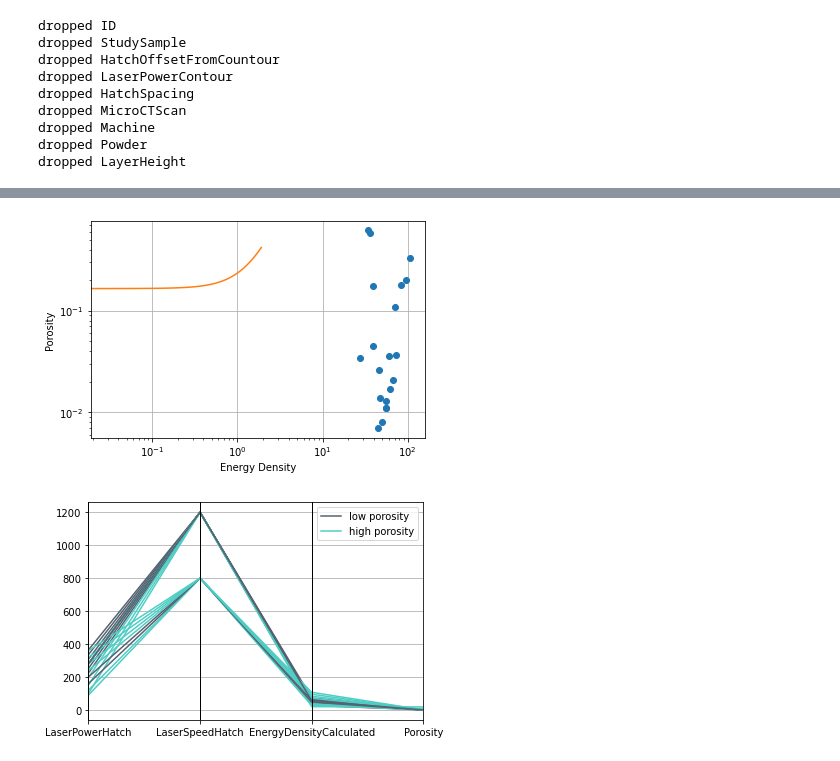
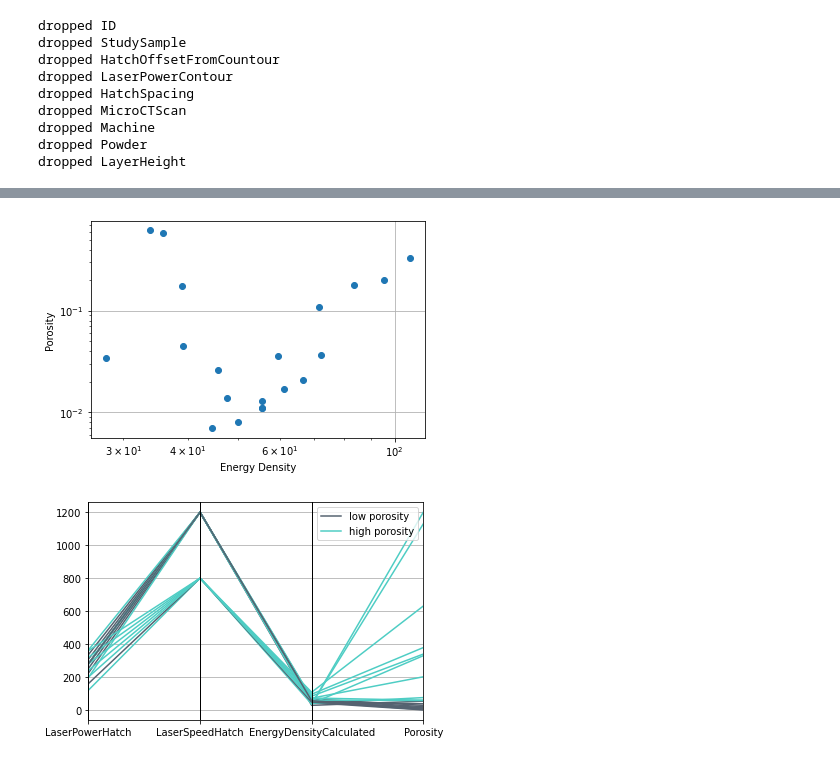
Before and after one commit to wgobrien/am-research, a Jupyter notebook: notebooks/research_paper_analysis.ipynb, the cells around one changed output, grey strips where cells are left out. Cells and saved outputs as stored; diff of their text form; code cells hidden in the pictures.

```diff
--- a/notebooks/research_paper_analysis.ipynb
+++ b/notebooks/research_paper_analysis.ipynb
@@ -83,18 +79,19 @@ y = scale_y.inverse_transform(y)
 # %%
 plt.loglog(param_data.EnergyDensityCalculated, param_data.Porosity, 'o')
-plt.plot(x,y)
 plt.grid()
 plt.ylabel('Porosity')
 plt.xlabel('Energy Density')
 plt.show()
 # %% [output]
-[figure, old version]
+[figure, new version]
 # %%
+scale_porosity = MinMaxScaler(feature_range=(0,1200))
+param_data.Porosity = scale_porosity.fit_transform(param_data.Porosity.values.reshape(-1,1))
 cols = ['LaserPowerHatch', 'LaserSpeedHatch', 'EnergyDensityCalculated', 'Porosity']
 param_data['level']  = pd.qcut(param_data.Porosity, q=[0, 0.5, 1.0], labels =['low porosity','high porosity'])
 pd.plotting.parallel_coordinates(param_data, class_column='level', cols=cols, color=('#556270', '#4ECDC4', '#C7F464'))
 plt.show()
 # %% [output]
-[figure, old version]
+[figure, new version]
 # %%
 pd.plotting.scatter_matrix(param_data[cols], marker='x',figsize=(12,8))
```
Also changed, not shown: parts of 5 cells of this notebook, 9 other files.
